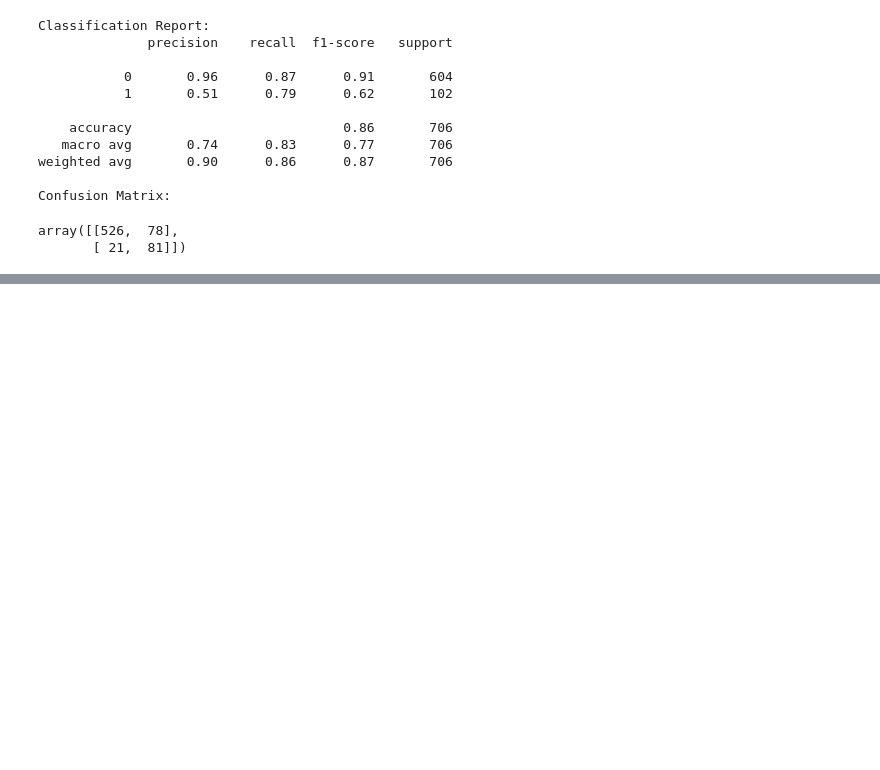
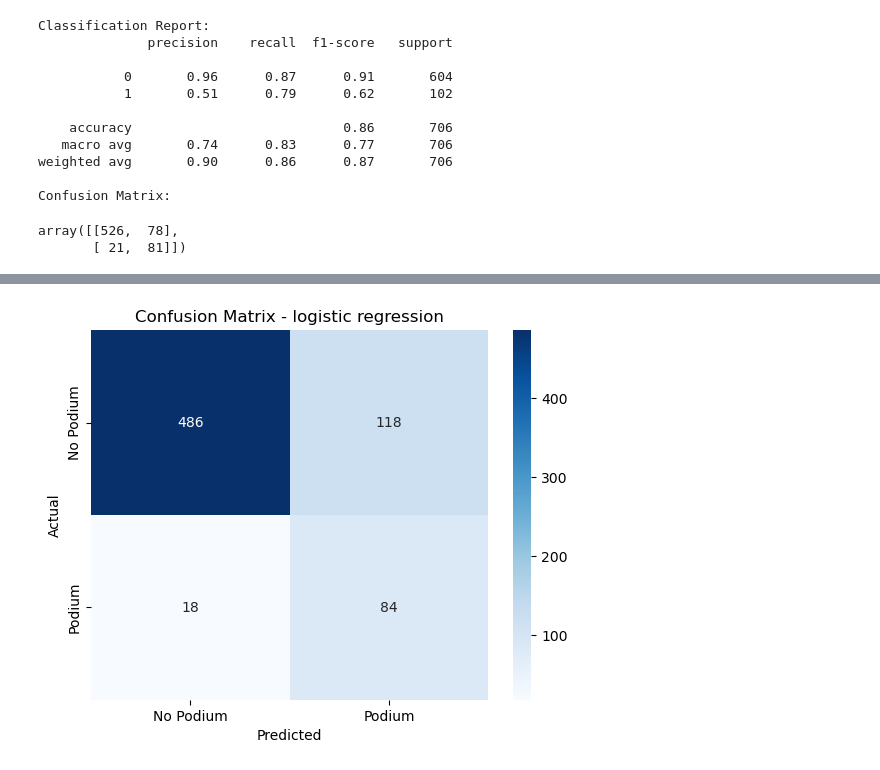
Before and after one commit to Rishit1606/F1_Podium_prediction, a Jupyter notebook: analytics.ipynb, the cells around one changed output, grey strips where cells are left out. Drawn from its saved outputs; the diff is of its cells as text; code cells hidden in the pictures; blank space fills up the shorter version.

```diff
--- a/analytics.ipynb
+++ b/analytics.ipynb
@@ -84,0 +86,15 @@ plt.show()
+# %%
+### Comparing our XGboost model
+
+
+lr_model = LogisticRegression(
+    random_state=42,
+    class_weight='balanced',
+    max_iter = 1000
+)
+X_train = X_train.fillna(X_train.mean())
+X_test = X_test.fillna(X_test.mean())
+lr_model.fit(X_train, y_train)
+
+
+lr_pred = lr_model.predict(X_test)
@@ -84,0 +114,18 @@ plt.show()
+# %%
+plt.figure()
+
+sns.heatmap(
+    confusion_matrix(y_test, lr_pred),  # the data
+    annot=True,                         # show numbers inside boxes
+    fmt='d',                            # format numbers as integers
+    cmap = 'Blues',
+    xticklabels=['No Podium', 'Podium'], # x axis labels
+    yticklabels=['No Podium', 'Podium']  # y axis labels
+)
+
+plt.xlabel('Predicted')
+plt.ylabel('Actual')
+plt.title('Confusion Matrix - logistic regression')
+plt.show()
+# %% [output]
+[figure, added]
```
Also changed, not shown: parts of 6 cells of this notebook.
